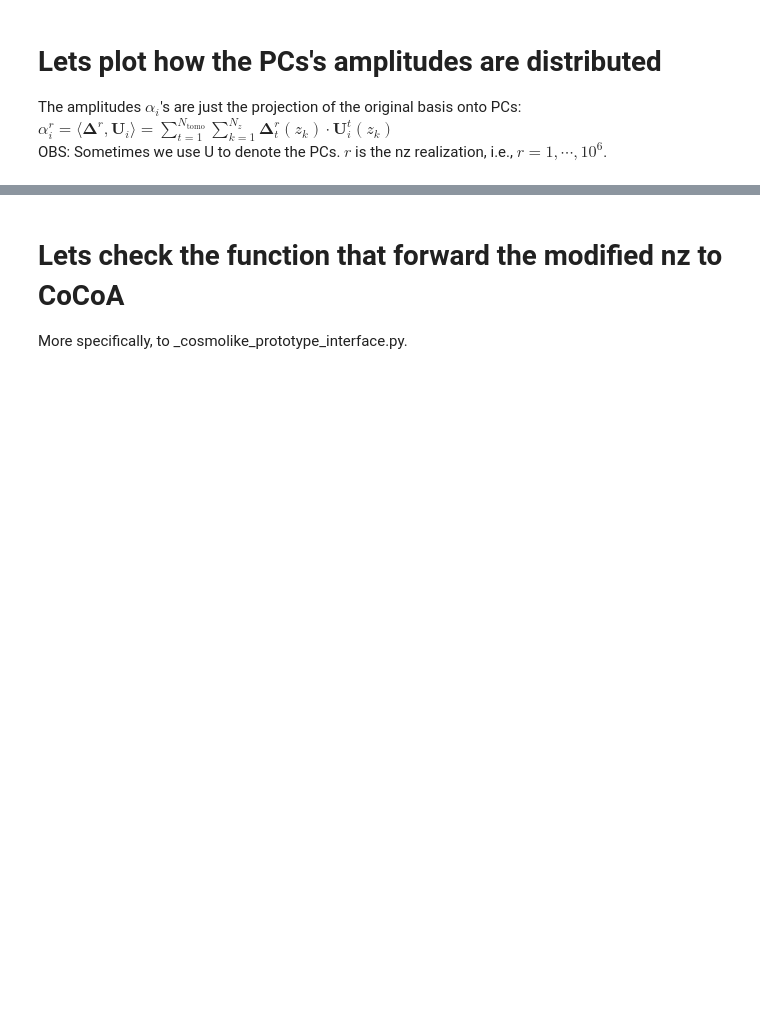
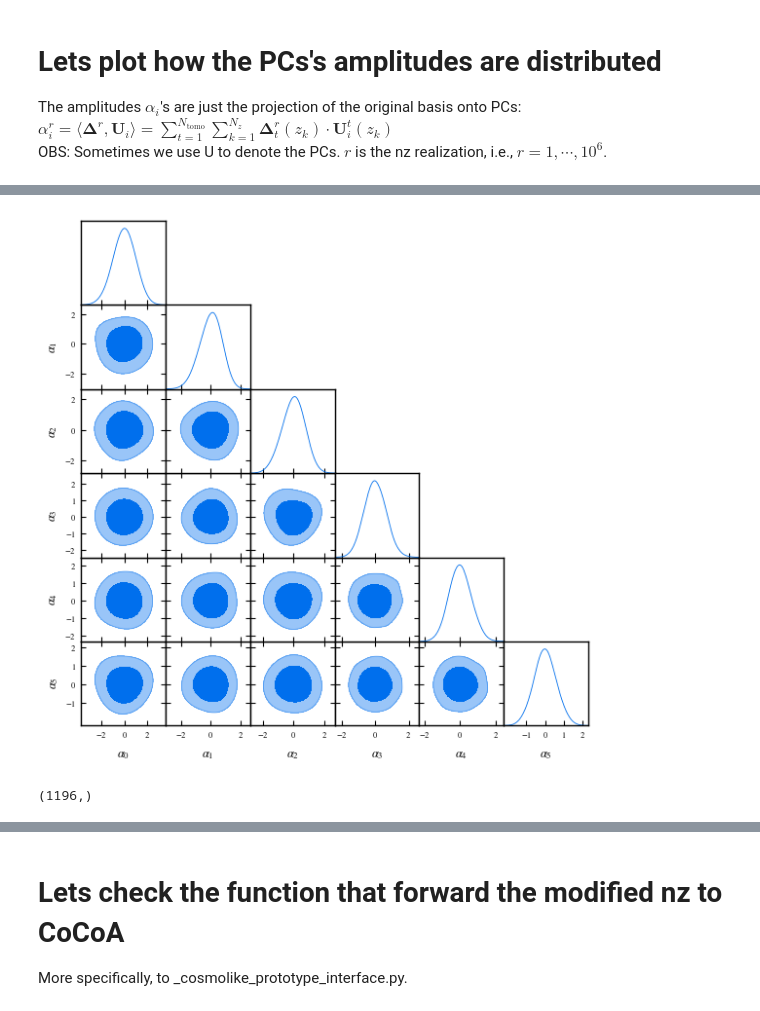
Before and after one commit to Roman-HLIS-Cosmology-PIT/cocoa_photoz, a Jupyter notebook: codes/example.ipynb, the cells around one changed output, grey strips where cells are left out. Drawn from its saved outputs; the diff is of its cells as text; code cells hidden in the pictures; blank space fills up the shorter version.

```diff
--- a/codes/example.ipynb
+++ b/codes/example.ipynb
@@ -663,0 +740,9 @@ g.triangle_plot(chains,["alpha%s" %i for i in range(3)],filled=True)
+# %%
+g = plots.get_subplot_plotter(subplot_size=1)
+g.triangle_plot(chains1,["alpha%s" %i for i in range(6)],filled=True)
+# %% [output]
+[figure, added]
+# %%
+alphas[1].shape
+# %% [output]
+(1196,)
```
Also changed, not shown: parts of 15 cells of this notebook.
